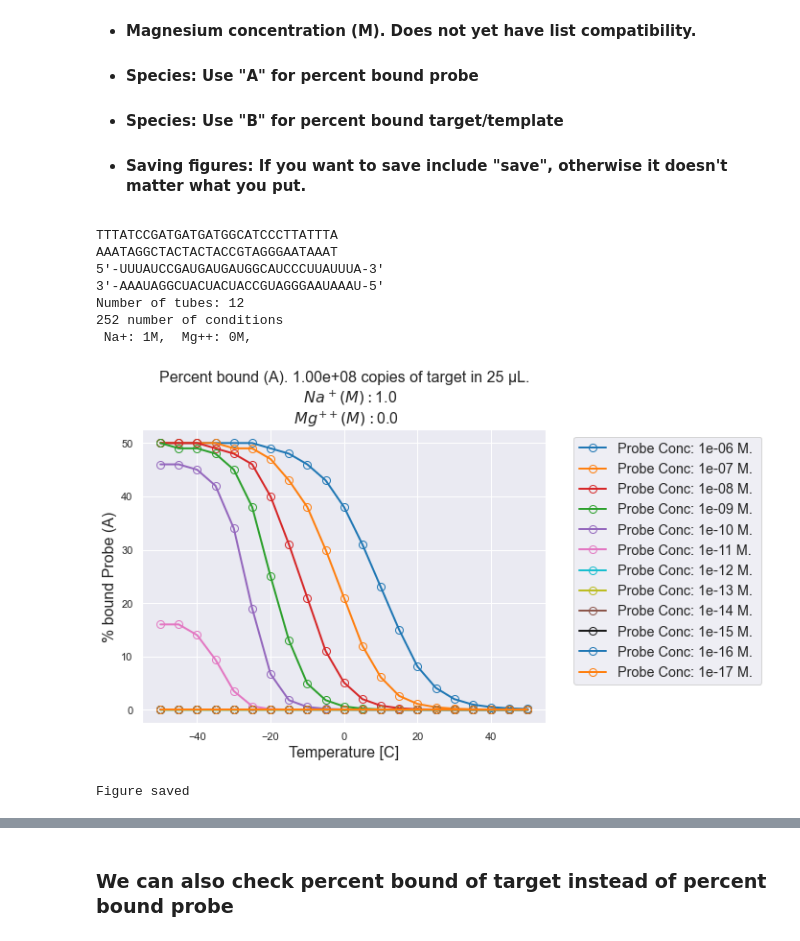
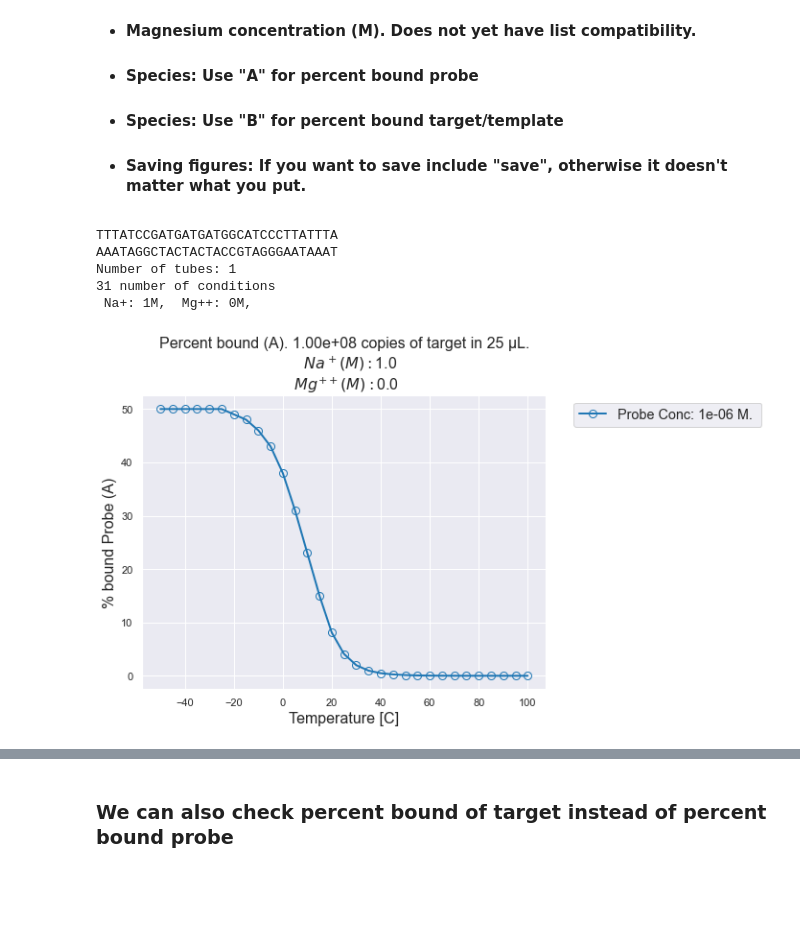
Before and after one commit to JoeHenthorn/Nupack-Analysis, a Jupyter notebook: Nupack_Analysis_lite.ipynb, the cells around one changed output, grey strips where cells are left out. Cells and saved outputs as stored; diff of their text form; code cells hidden in the pictures; blank space fills up the shorter version.

Commit message:
README & NUPACK_analysis lite update

```diff
--- a/Nupack_Analysis_lite.ipynb
+++ b/Nupack_Analysis_lite.ipynb
@@ -138,0 +183,17 @@ def save_fig(fig, name='NUPACK_Results'):
+# %%
+strand_names = ['A','B','C','D','E','F','G','H','I','J','K','L','M','N','O','P','Q','R','S','T','U','V','W','X','Y','Z',
+                'AA','AB','AC','AD','AE','AF','AG','AH','AI','AJ','AK','AL','AM','AN','AO','AP','AQ','AR','AS','AT','AU','AV','AW','AX','AY','AZ',
+                'BA','BB','BC','BD','BE','BF','BG','BH','BI','BJ','BK','BL','BM','BN','BO','BP','BQ','BR','BS','BT','BU','BV','BW','BX','BY','BZ',
+                'CA','CB','CC','CD','CE','CF','CG','CH','CI','CJ','CK','CL','CM','CN','CO','CP','CQ','CR','CS','CT','CU','CV','CW','CX','CY','CZ']
+
+##### I need to replace this older hard-code naming system with a dictionary
+dict_of_strands = {}
+list_of_strands = []
+for i in range(0,len(concentrations)):
+    dict_of_strands[strand_names[i]] = concentrations[i]
+
+
+
+#     locals()[strand_names[i]] = concentrations[i]
+# print(str(strand_names[0]) + "-" +  str(strand_names[i]))
+dict_of_strands['A']
@@ -603,50 +734,53 @@ Type in your parameters here and run the cell to get your results.
 * #### Species: Use "B" for percent bound target/template
 * #### Saving figures: If you want to save include "save", otherwise it doesn't matter what you put.
 # %%
-# Insert your 5'- 3' sequence here!
-fiveprime_strand = 'TTTATCCGATGATGATGGCATCCCTTATTTA'
-nucleic_acid_type='dna'
+# Insert your sequence here!
+strand_1 = 'TTTATCCGATGATGATGGCATCCCTTATTTA'
+strand_2 = 'AAATAGGCTACTACTACCGTAGGGAATAAAT'
+
+strands = [strand_1,strand_2]
+nucleic_acid_type='DNA'
 
 temp_start = -50
-temp_stop = 50
+temp_stop = 100
 temp_interval = 5
 temperatureC = list(range(temp_start,temp_stop+1,temp_interval))
 
-concentration_A = [1e-6, 1e-7, 1e-8, 1e-9, 1e-10, 1e-11, 1e-12, 1e-13, 1e-14, 1e-15, 1e-16, 1e-17] # Capture probe
+concentration_A = [1e-6]#, 1e-7, 1e-8, 1e-9, 1e-10, 1e-11, 1e-12, 1e-13, 1e-14, 1e-15, 1e-16, 1e-17] # Capture probe
 # concentration_B = [1e-9, 2e-9, 3e-9, 5e-9] # Target
 
 # concentration_A = [4e-6,4e-4]
 
 sampleVolume_uL = 25
 targetAmount = 10e7
 
 # Don't change! If you know the exact concentration(s), just feed them into "run_all"
-concentration_B = [convert_copyNumber2Conc(sampleVolume_uL,targetAmount)] # Default: Target 1000 RNA's in 25μL
+concentration_B = [convert_copyNumber2Conc(sampleVolume_uL,targetAmount)] # Default: Target 1000 DNA/RNA's in 25μL
+
+concentrations = [concentration_A, concentration_B]
 
 Na_M = 1
 Mg_M = 0
 
-species="A"
+species = "A"
+complexes = 2
 
 # run_all() # Works with no inputs for default values.
 
-Results, df_Nupack, temp_concBound = run_all(fiveprime_strand,
+Results, df_Nupack, temp_concBound, t_result, c_result = run_all(strands,
                                              nucleic_acid_type,
                                              temperatureC,
                                              sampleVolume_uL,
-                                             concentration_A,
-                                             concentration_B,
+                                             concentrations,
                                              Na_M, Mg_M,
-                                             species,"Save")
+                                             complexes,
+                                             species,)#,"Save")
 # %% [output]
 TTTATCCGATGATGATGGCATCCCTTATTTA
 AAATAGGCTACTACTACCGTAGGGAATAAAT
-5'-UUUAUCCGAUGAUGAUGGCAUCCCUUAUUUA-3'
-3'-AAAUAGGCUACUACUACCGUAGGGAAUAAAU-5'
-Number of tubes: 12
-252 number of conditions
+Number of tubes: 1
+31 number of conditions
  Na+: 1M,  Mg++: 0M,
-[figure, old version]
+[figure, new version]
-Figure saved
 # %%
 df_Nupack
```
Also changed, not shown: parts of 9 cells of this notebook, 1 other file.
